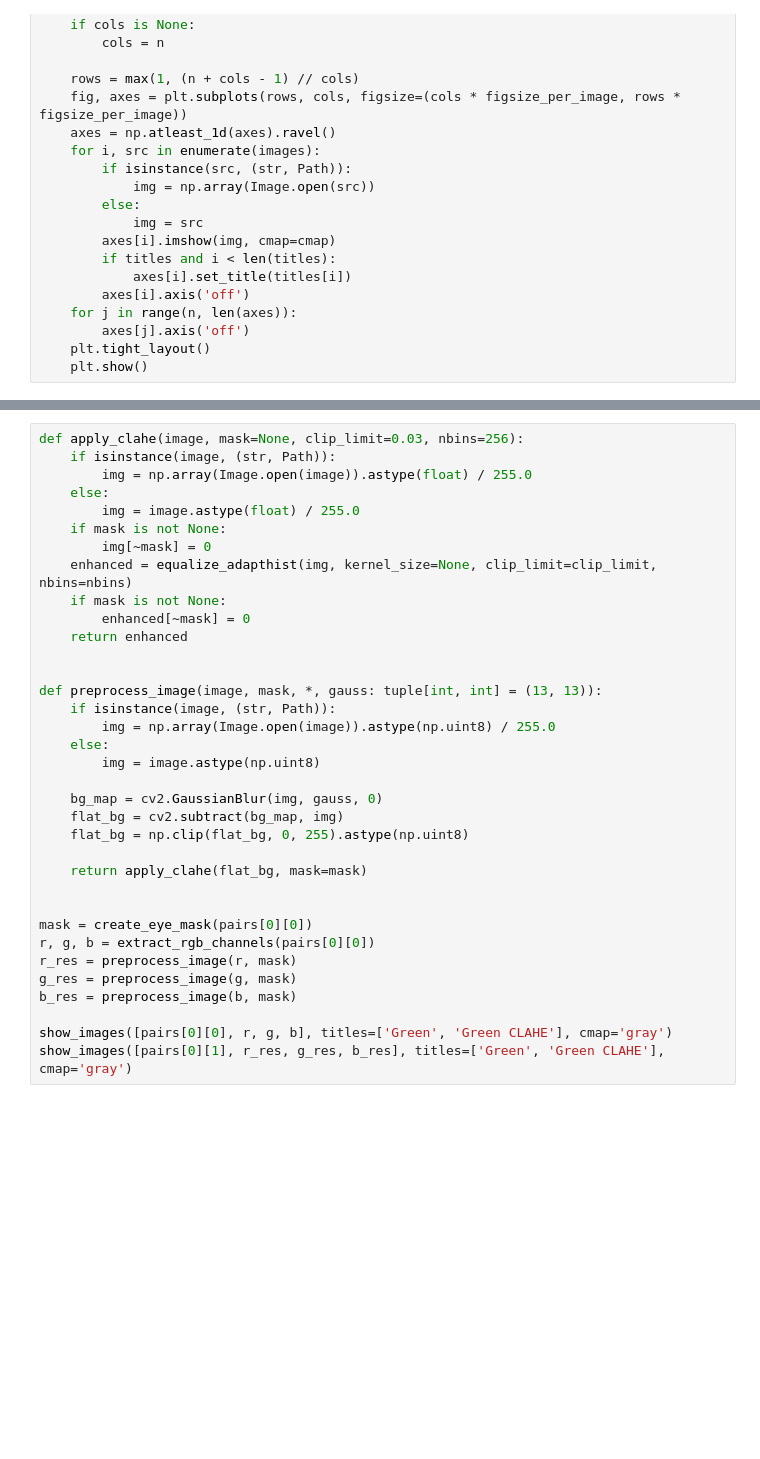
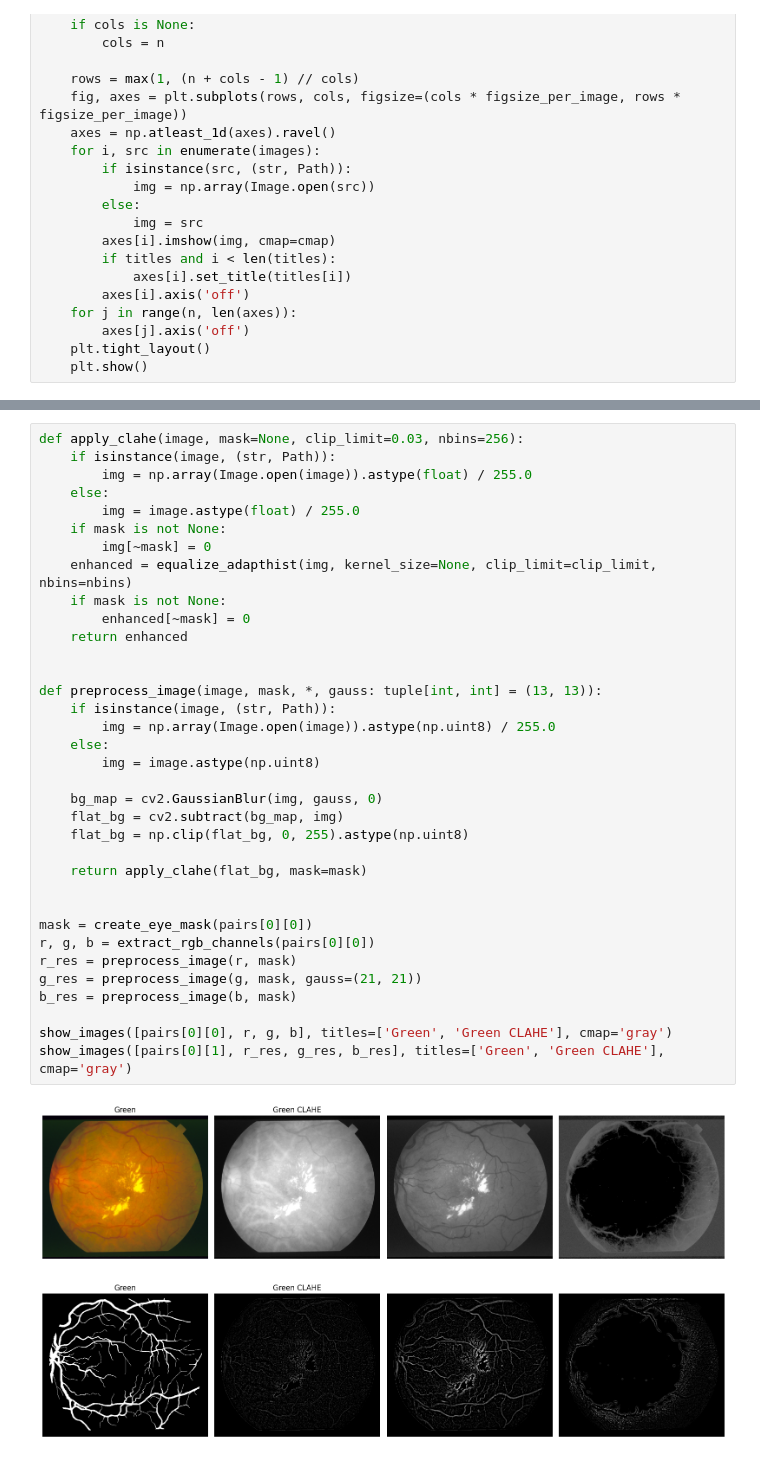
Before and after one commit to HuntClauss/university-informatyka-w-medycynie-dno-oka, a Jupyter notebook: ml.ipynb, the cells around one changed output, grey strips where cells are left out. Saved outputs shown, nothing was run; the diff lists cells and outputs as text; blank space fills up the shorter version.

```diff
--- a/ml.ipynb
+++ b/ml.ipynb
@@ -76,34 +84,37 @@ def apply_clahe(image, mask=None, clip_limit=0.03, nbins=256):
     else:
         img = image.astype(float) / 255.0
     if mask is not None:
         img[~mask] = 0
     enhanced = equalize_adapthist(img, kernel_size=None, clip_limit=clip_limit, nbins=nbins)
     if mask is not None:
         enhanced[~mask] = 0
     return enhanced
 
 
 def preprocess_image(image, mask, *, gauss: tuple[int, int] = (13, 13)):
     if isinstance(image, (str, Path)):
         img = np.array(Image.open(image)).astype(np.uint8) / 255.0
     else:
         img = image.astype(np.uint8)
 
     bg_map = cv2.GaussianBlur(img, gauss, 0)
     flat_bg = cv2.subtract(bg_map, img)
     flat_bg = np.clip(flat_bg, 0, 255).astype(np.uint8)
 
     return apply_clahe(flat_bg, mask=mask)
 
 
 mask = create_eye_mask(pairs[0][0])
 r, g, b = extract_rgb_channels(pairs[0][0])
 r_res = preprocess_image(r, mask)
-g_res = preprocess_image(g, mask)
+g_res = preprocess_image(g, mask, gauss=(21, 21))
 b_res = preprocess_image(b, mask)
 
 show_images([pairs[0][0], r, g, b], titles=['Green', 'Green CLAHE'], cmap='gray')
 show_images([pairs[0][1], r_res, g_res, b_res], titles=['Green', 'Green CLAHE'], cmap='gray')
+# %% [output]
+[figure, added]
+[figure, added]
 # %%
 from skimage.feature import local_binary_pattern
 from sklearn.preprocessing import StandardScaler
```
Also changed, not shown: parts of 8 cells of this notebook.
